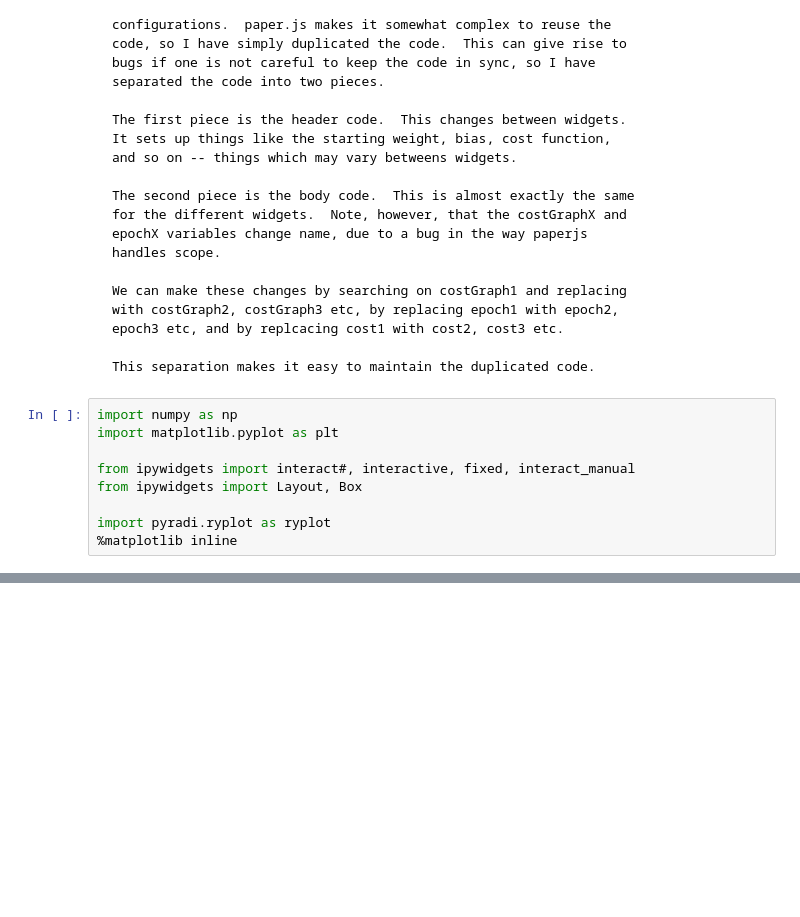
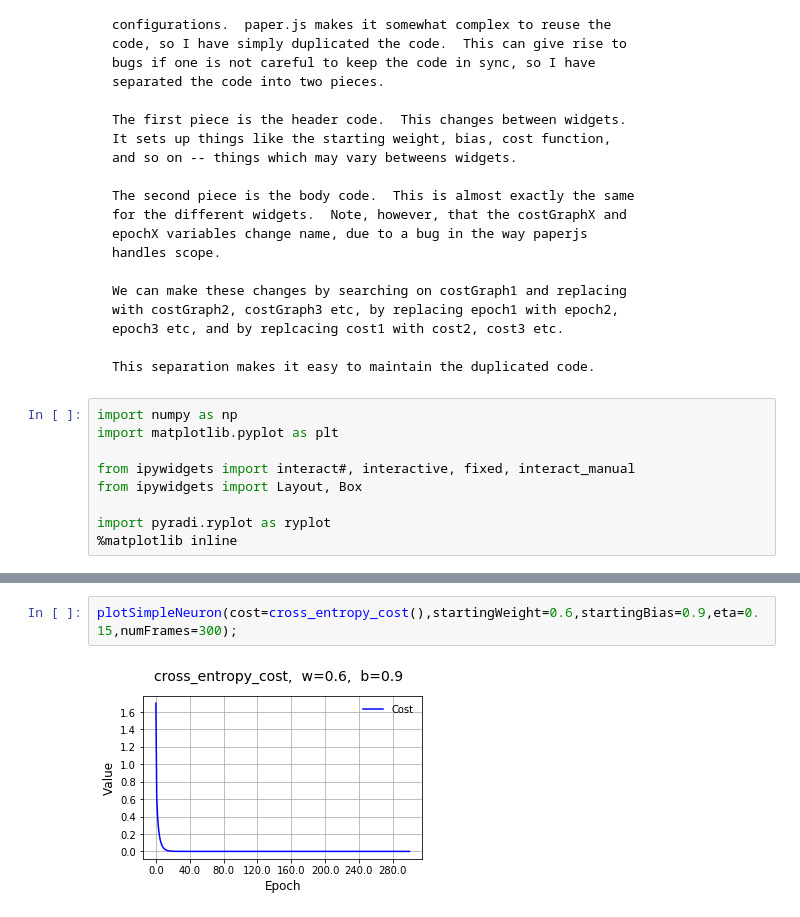
Before and after one commit to NelisW/NeuralNetworks-DeepLearning-Notes, a Jupyter notebook: code/chapter3-graphics.ipynb, the cells around one changed output, grey strips where cells are left out. Drawn from its saved outputs; the diff is of its cells as text; blank space fills up the shorter version.

```diff
--- a/code/chapter3-graphics.ipynb
+++ b/code/chapter3-graphics.ipynb
@@ -98,0 +107,4 @@ function onFrame(event) {
+# %%
+plotSimpleNeuron(cost=cross_entropy_cost(),startingWeight=0.6,startingBias=0.9,eta=0.15,numFrames=300);
+# %% [output]
+[figure, added]
```
Also changed, not shown: parts of 8 cells of this notebook, 14 other files.
